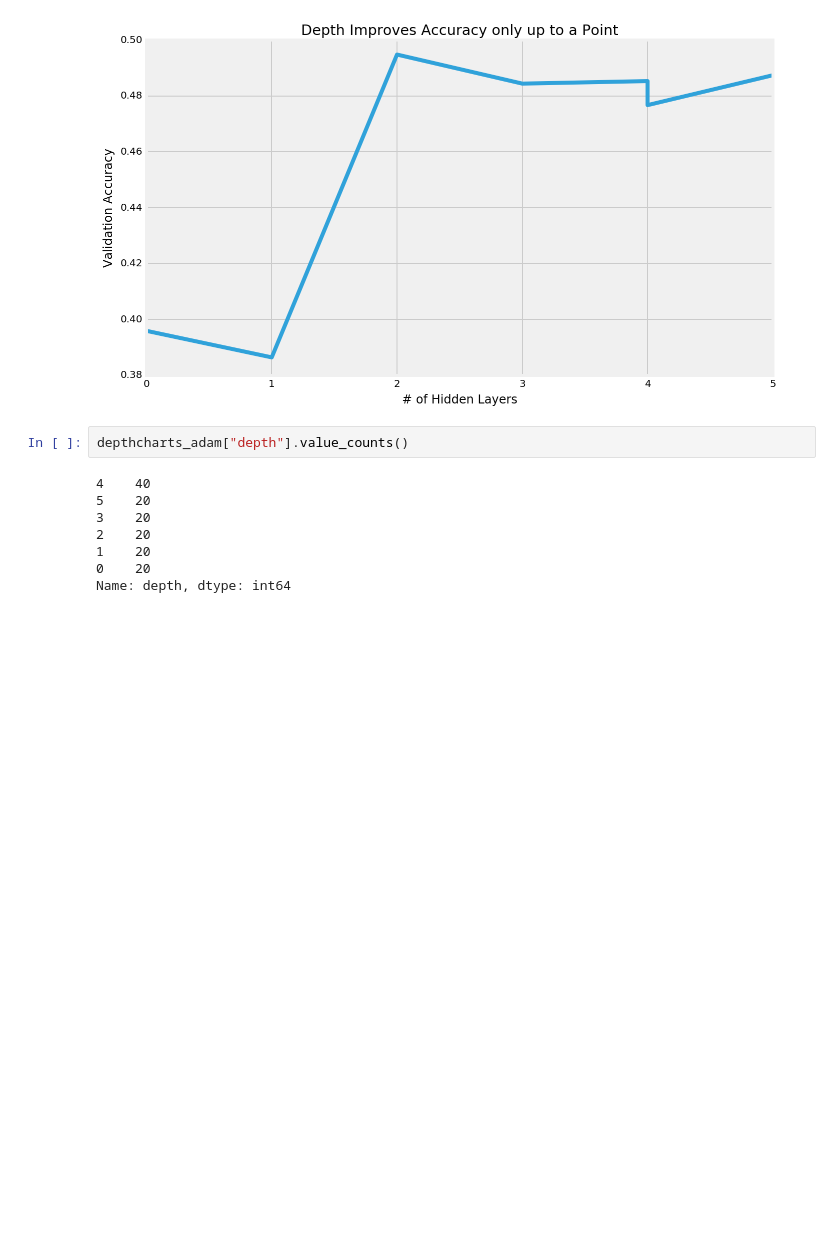
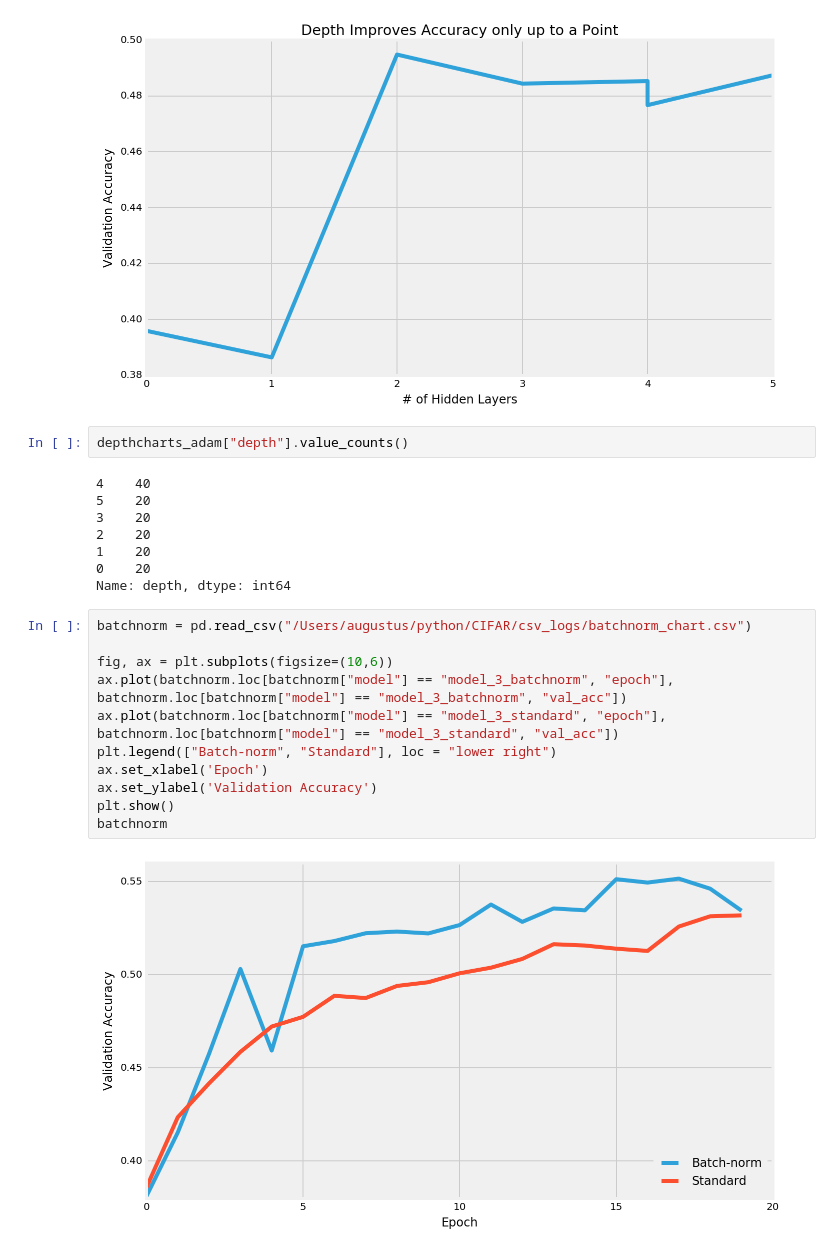
Before and after one commit to gusostow/cifar-capstone, a Jupyter notebook: notebooks/ffn plots.ipynb, the cells around one changed output. Cells and saved outputs as stored; diff of their text form; blank space fills up the shorter version.

```diff
--- a/notebooks/ffn plots.ipynb
+++ b/notebooks/ffn plots.ipynb
@@ -284,3 +284,16 @@ depthcharts_adam["depth"].value_counts()
 1    20
 0    20
 Name: depth, dtype: int64
+# %%
+batchnorm = pd.read_csv("/Users/augustus/python/CIFAR/csv_logs/batchnorm_chart.csv")
+
+fig, ax = plt.subplots(figsize=(10,6))
+ax.plot(batchnorm.loc[batchnorm["model"] == "model_3_batchnorm", "epoch"], batchnorm.loc[batchnorm["model"] == "model_3_batchnorm", "val_acc"])
+ax.plot(batchnorm.loc[batchnorm["model"] == "model_3_standard", "epoch"], batchnorm.loc[batchnorm["model"] == "model_3_standard", "val_acc"])
+plt.legend(["Batch-norm", "Standard"], loc = "lower right")
+ax.set_xlabel('Epoch')
+ax.set_ylabel('Validation Accuracy')
+plt.show()
+batchnorm
+# %% [output]
+[figure, added]
```
Also changed, not shown: parts of 2 cells of this notebook, 6 other files.
